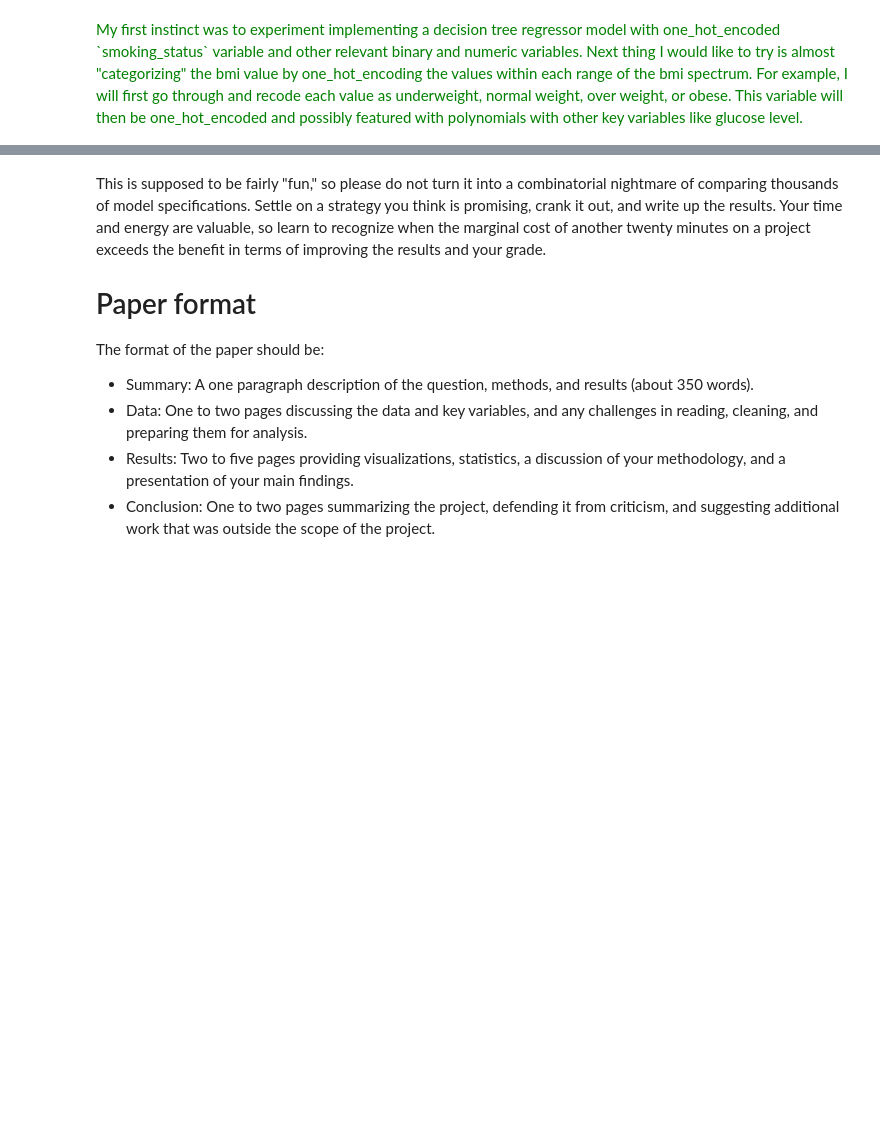
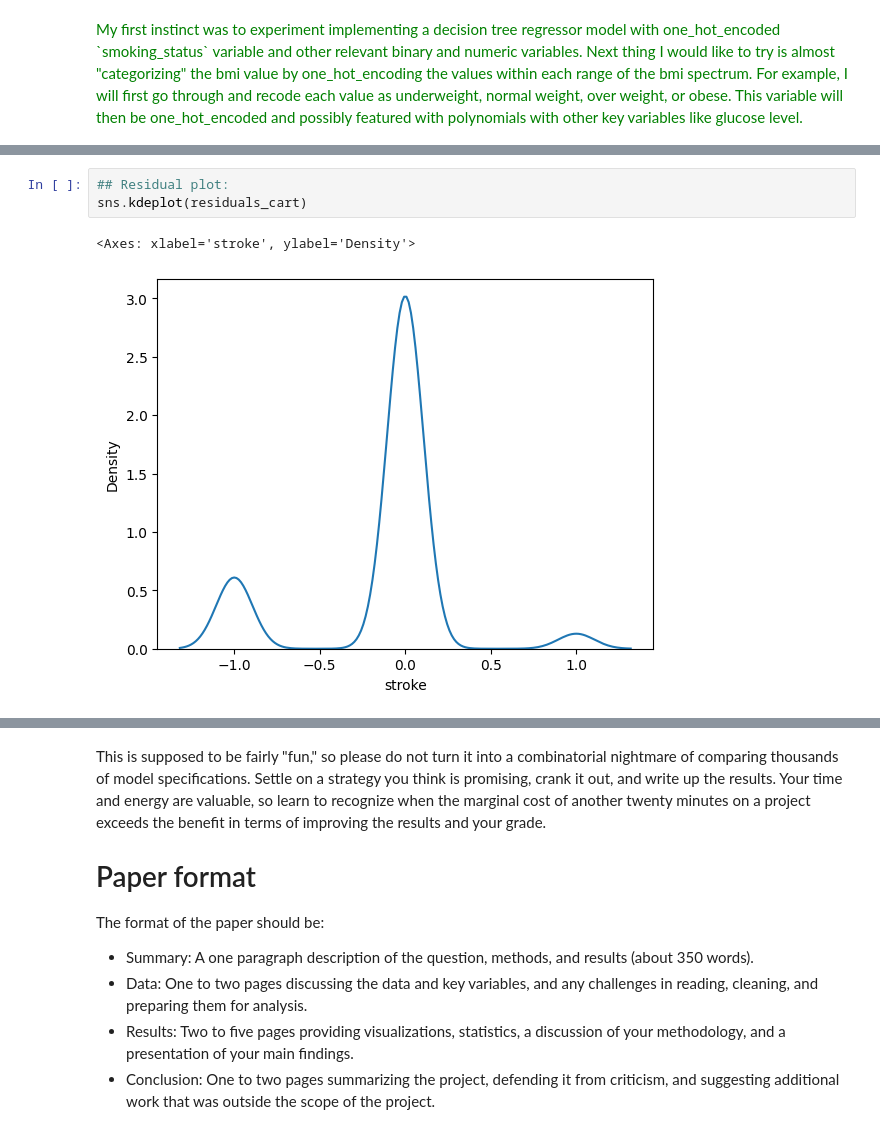
Before and after one commit to DS3001/group9, a Jupyter notebook: project_2/lab2.ipynb, the cells around one changed output, grey strips where cells are left out. Cells and saved outputs as stored; diff of their text form; blank space fills up the shorter version.

```diff
--- a/project_2/lab2.ipynb
+++ b/project_2/lab2.ipynb
@@ -237,0 +334,6 @@ My first instinct was to experiment implementing a decision tree regressor model
+# %%
+## Residual plot:
+sns.kdeplot(residuals_cart)
+# %% [output]
+<Axes: xlabel='stroke', ylabel='Density'>
+[figure, added]
```
Also changed, not shown: parts of 11 cells of this notebook.
